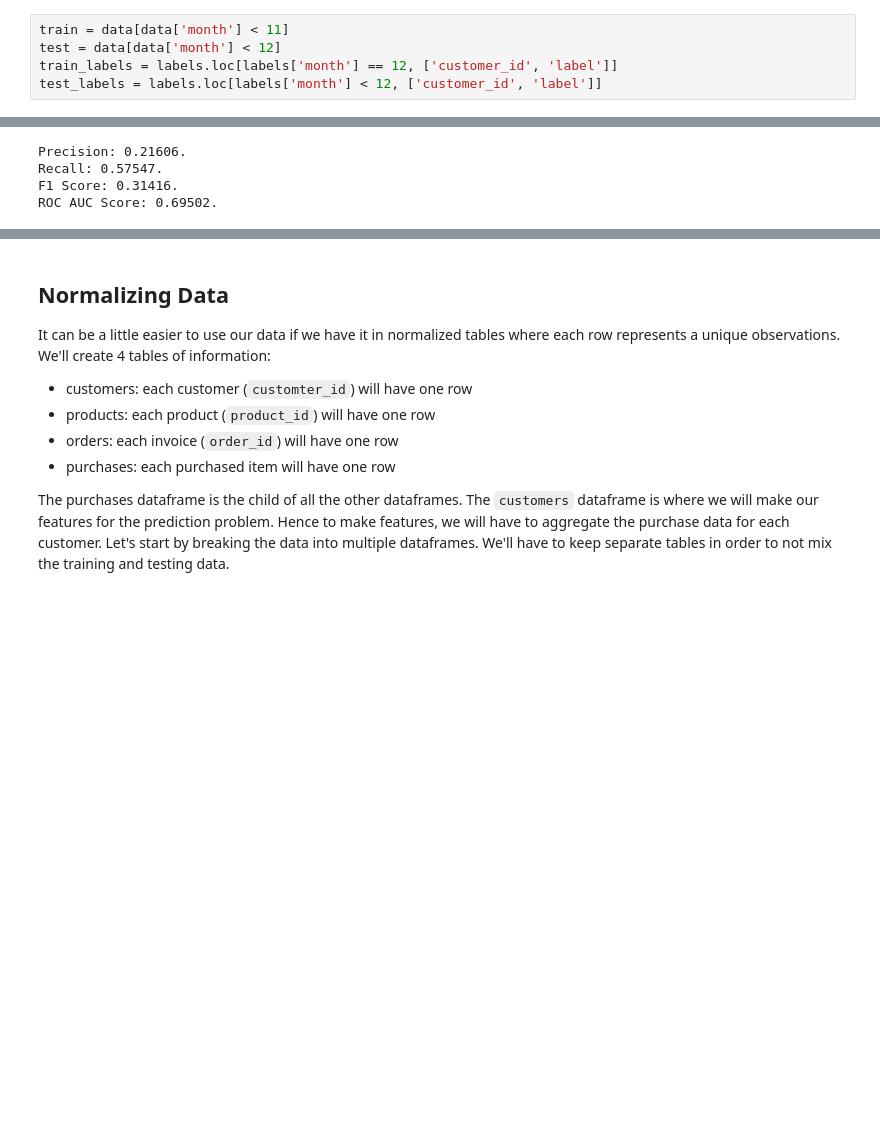
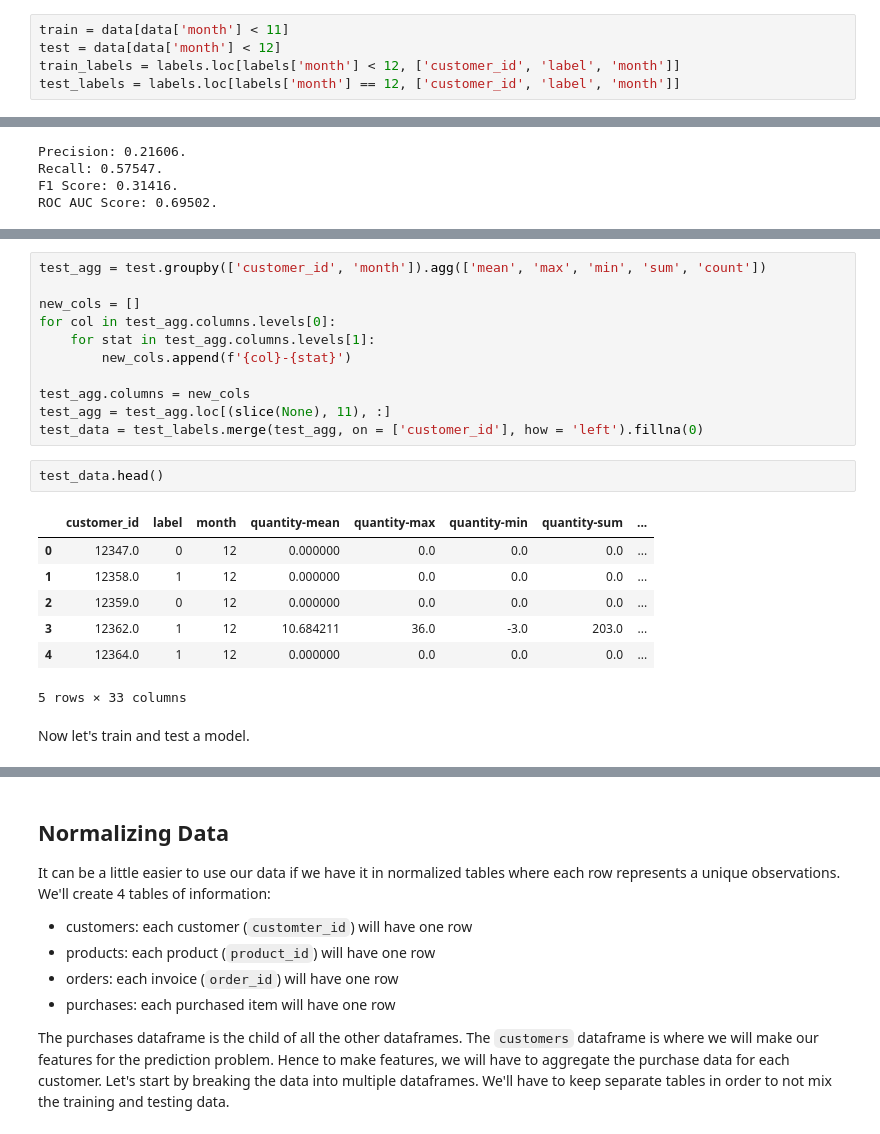
Before and after one commit to alteryx/Automated-Manual-Comparison, a Jupyter notebook: retail/notebooks/Manual.ipynb, the cells around one changed output, grey strips where cells are left out. Cells and saved outputs as stored; diff of their text form; blank space fills up the shorter version.

```diff
--- a/retail/notebooks/Manual.ipynb
+++ b/retail/notebooks/Manual.ipynb
@@ -156,8 +156,8 @@ labels['month'] = labels['cutoff_time'].dt.month
 # %%
 train = data[data['month'] < 11]
 test = data[data['month'] < 12]
-train_labels = labels.loc[labels['month'] == 12, ['customer_id', 'label']]
-test_labels = labels.loc[labels['month'] < 12, ['customer_id', 'label']]
+train_labels = labels.loc[labels['month'] < 12, ['customer_id', 'label', 'month']]
+test_labels = labels.loc[labels['month'] == 12, ['customer_id', 'label', 'month']]
 # %% [markdown]
 Let's quickly look at the results of an informed baseline guess for December. This guess comes from using the spending of the customer in November (the previous month) as the prediction in the next month.
 # %%
@@ -203,0 +227,23 @@ This gives us a target to beat: if our model is not better than the informed bas
+# %%
+test_agg = test.groupby(['customer_id', 'month']).agg(['mean', 'max', 'min', 'sum', 'count'])
+
+new_cols = []
+for col in test_agg.columns.levels[0]:
+    for stat in test_agg.columns.levels[1]:
+        new_cols.append(f'{col}-{stat}')
+
+test_agg.columns = new_cols
+test_agg = test_agg.loc[(slice(None), 11), :]
+test_data = test_labels.merge(test_agg, on = ['customer_id'], how = 'left').fillna(0)
+# %%
+test_data.head()
+# %% [output]
+|  | customer_id | label | month | quantity-mean | quantity-max | quantity-min | quantity-sum | ... |
+| 0 | 12347.0 | 0 | 12 | 0.000000 | 0.0 | 0.0 | 0.0 | ... |
+| 1 | 12358.0 | 1 | 12 | 0.000000 | 0.0 | 0.0 | 0.0 | ... |
+| 2 | 12359.0 | 0 | 12 | 0.000000 | 0.0 | 0.0 | 0.0 | ... |
+| 3 | 12362.0 | 1 | 12 | 10.684211 | 36.0 | -3.0 | 203.0 | ... |
+| 4 | 12364.0 | 1 | 12 | 0.000000 | 0.0 | 0.0 | 0.0 | ... |
+5 rows × 33 columns
+# %% [markdown]
+Now let's train and test a model.
```
Also changed, not shown: parts of 7 cells of this notebook.
